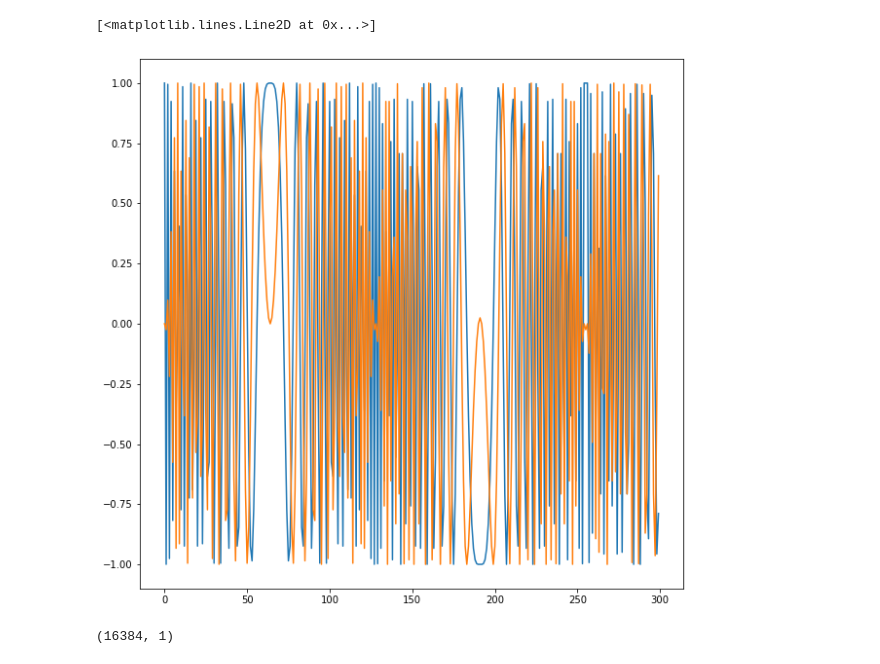
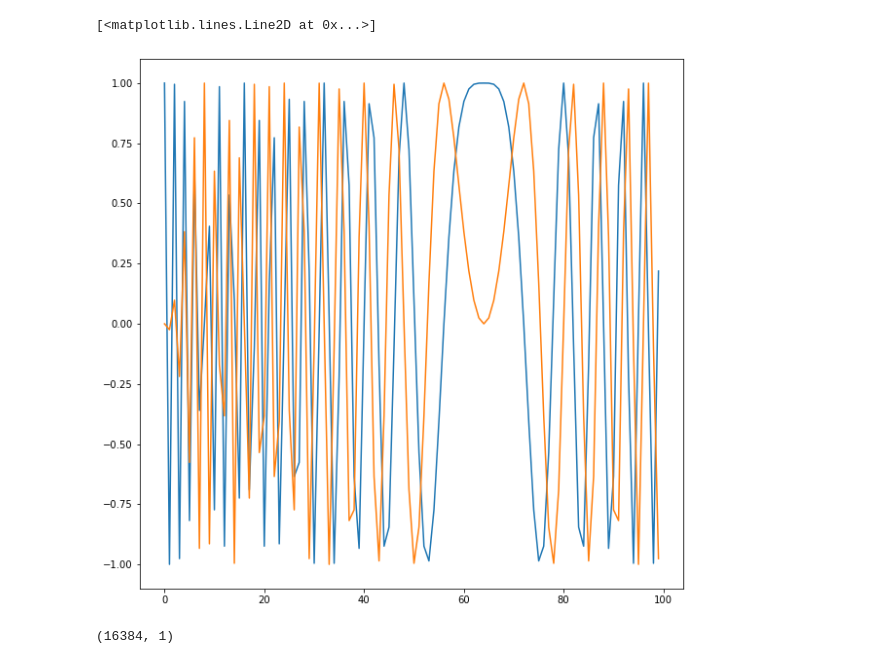
Before and after one commit to senthilkumarl87/lora, a Jupyter notebook: lora.ipynb, the cells around one changed output. Saved outputs shown, nothing was run; the diff lists cells and outputs as text; code cells hidden in the pictures.

```diff
--- a/lora.ipynb
+++ b/lora.ipynb
@@ -46,35 +51,35 @@ len(sig)
 # %%
-x = np.array(range(int(2**sf)))
-N= 300
+x = np.array(range(int(2**sf)))#np.array(sample(range(0, int(2**sf)), int(2**sf)))#
+N= 100
 
 Ts      = (2**sf)/bw
 Ns      = fs*M/bw
 Inv = 1
 gamma   = x/Ts
 beta    = bw/Ts
 
 time = (1/fs)*np.array(range(int(Ns)))
 
 gamma1 = np.matrix(gamma.reshape(1,-1))
 bt = beta*time
 bt1 = np.matrix(bt.reshape(-1,1))
 freq  = mod(gamma1 + Inv*bt1,bw) - bw/2
 
 # yi = integrate.cumtrapz(freq[0,:], x= time.reshape(1,-1), initial=0)
 Nt = 2**sf#len(yi[0][0:])
 th_tmp = np.zeros((Nt,Nt))
 for i in range(Nt):
     th_tmp[:,i] = integrate.cumtrapz(freq[i,:], x = time.reshape(1,-1), initial=0)
 
 y = exp(1j*2*pi*th_tmp)
 mod_sig = reshape(y,numel(th_tmp),1)
 # plot_complex_sig(mod_sig, range(len(mod_sig)))
 plt.rcParams['figure.figsize'] = [10, 10]
 plt.plot(np.real(mod_sig)[:,0][:N])
 plt.plot(np.imag(mod_sig)[:,0][:N])
 # %% [output]
 [<matplotlib.lines.Line2D at 0x...>]
-[figure, old version]
+[figure, new version]
 # %%
 mod_sig.shape
 # %% [output]
```
Also changed, not shown: parts of 10 cells of this notebook, 1 other file.
